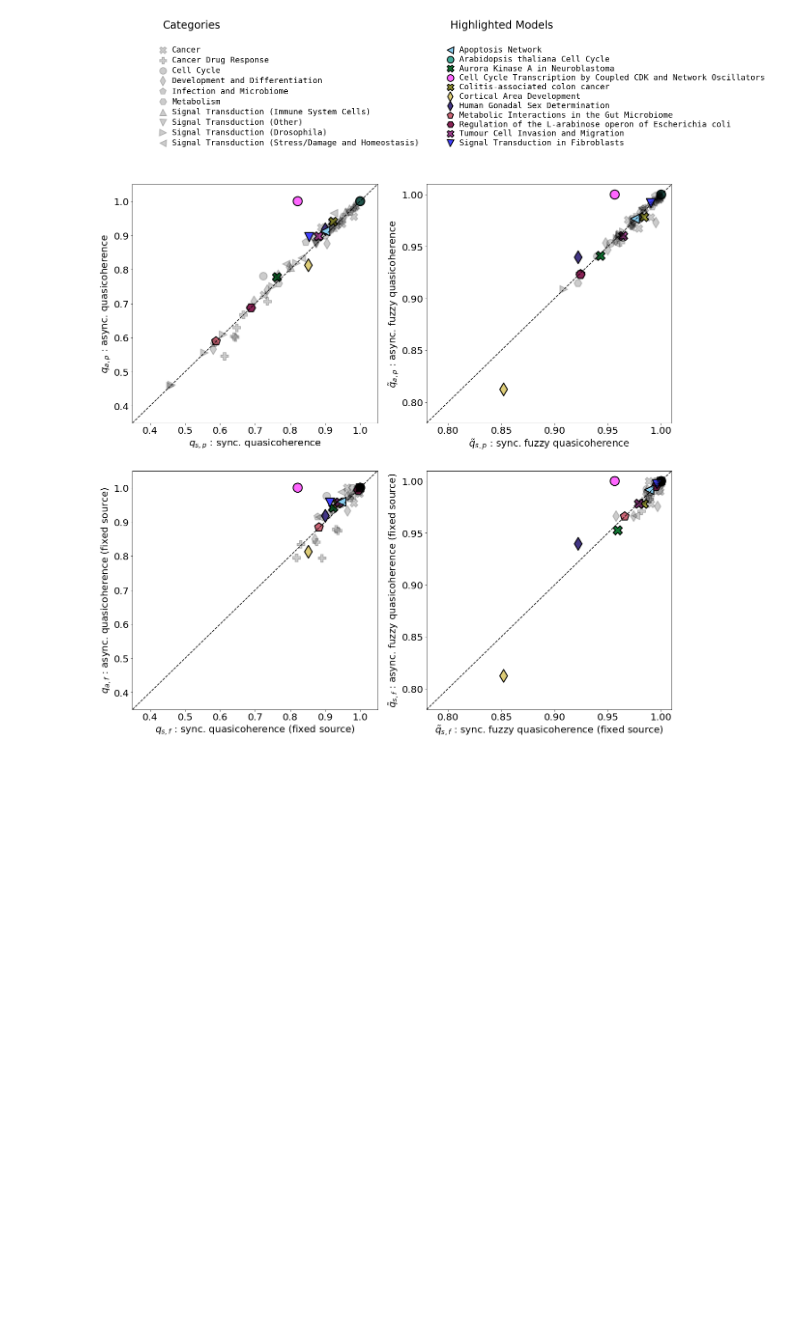
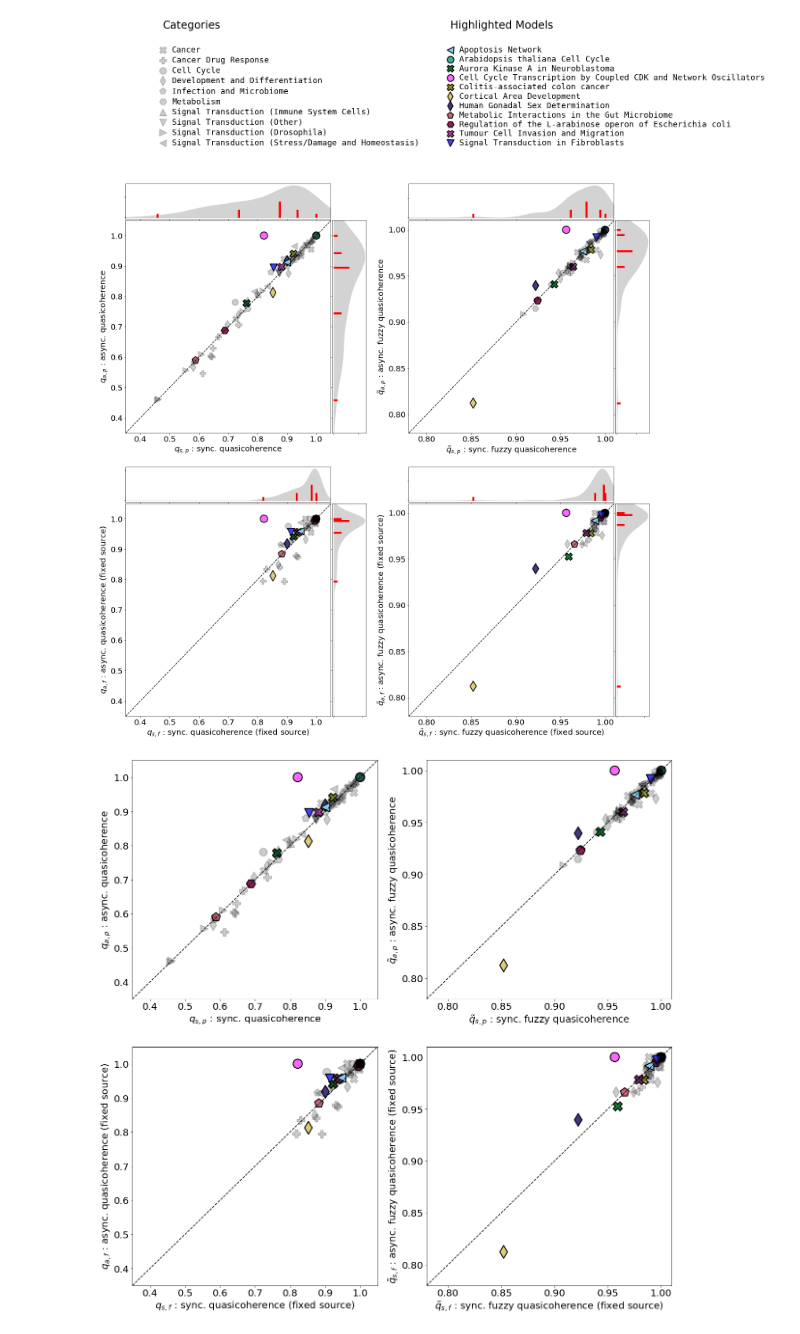
Before and after one commit to kyuhyongpark/cubewalkers-analysis, a Jupyter notebook: perturbation_output_analysis.ipynb, the cells around one changed output. Saved outputs shown, nothing was run; the diff lists cells and outputs as text; code cells hidden in the pictures; blank space fills up the shorter version.

Commit message:
new plotting method with histograms

```diff
--- a/perturbation_output_analysis.ipynb
+++ b/perturbation_output_analysis.ipynb
@@ -90,6 +91,32 @@ QC.sort_values(by=['name'])
 | 68 | VEGF Pathway of Drosophila Signal... | Signal Transduction (Drosophila) | 0.555556 | 0.555556 | 0.958589 | 0.957865 | 1.000000 | 1.000000 | 1.000000 | 1.000000 | 0.745400 | ... |
 | 69 | Wg Pathway of Drosophila Signalli... | Signal Transduction (Drosophila) | 0.461538 | 0.461538 | 0.964446 | 0.964166 | 1.000000 | 1.000000 | 0.999999 | 0.999840 | 0.942881 | ... |
 | 70 | Yeast Apoptosis | Signal Transduction (Stress/Damag... | 0.833333 | 0.833333 | 0.992326 | 0.992307 | 1.000000 | 1.000000 | 1.000000 | 0.999960 | 0.573514 | ... |
+# %%
+class PlotVar():
+    _label_dict ={
+        'SFQC':r'$\tilde{q}_{s,p}$ : sync. fuzzy quasicoherence',
+        'AFQC':r'$\tilde{q}_{a,p}$ : async. fuzzy quasicoherence',
+        'SFQCNS':r'$\tilde{q}_{s,f}$ : sync. fuzzy quasicoherence (fixed source)',
+        'AFQCNS':r'$\tilde{q}_{a,f}$ : async. fuzzy quasicoherence (fixed source)',
+        'SQC':r'$q_{s,p}$ : sync. quasicoherence',
+        'AQC':r'$q_{a,p}$ : async. quasicoherence',
+        'SQCNS':r'$q_{s,f}$ : sync. quasicoherence (fixed source)',
+        'AQCNS':r'$q_{a,f}$ : async. quasicoherence (fixed source)',
+        'SFHD':r'$h^{\infty}_{s,p}$ : sync. final Hamming distance',
+        'AFHD':r'$h^{\infty}_{a,p}$ : async. final Hamming distance',
+        'SFHDNS':r'$h^{\infty}_{s,f}$ : sync. final Hamming distance (fixed source)',
+        'AFHDNS':r'$h^{\infty}_{a,f}$ : async. final Hamming distance (fixed source)',
+        'SF':r'$\varphi_{s,p}$ : sync. fragility',
+        'AF':r'$\varphi_{a,p}$ : async. fragility',
+        'SFNS':r'$\varphi_{s,f}$ : sync. fragility (fixed source)',
+        'AFNS':r'$\varphi_{a,f}$ : async. fragility (fixed source)',
+    }
+
+    def __init__(self,name:str,minval:float,maxval:float):
+        self.name = name
+        self.minval = minval
+        self.maxval = maxval
+        self.label = self._label_dict[name]
 # %%
 highlight_marker_size = 350
 highlight_alpha = 1
@@ -168,3 +250,18 @@ plt.show()
+# %%
+vars = [
+    [
+        (PlotVar('SQC',0.35,1.05),PlotVar('AQC',0.35,1.05)),
+        (PlotVar('SFQC',0.78,1.01),PlotVar('AFQC',0.78,1.01)),
+    ],
+    [
+        (PlotVar('SQCNS',0.35,1.05),PlotVar('AQCNS',0.35,1.05)),
+        (PlotVar('SFQCNS',0.78,1.01),PlotVar('AFQCNS',0.78,1.01)),
+    ],
+]
+
+fig = comparison_plots(vars)
+# %% [output]
+[figure, added]
 # %%
 fig,ax = plt.subplots(2,2,figsize=(20,20))
 fig.set_facecolor('white')
```
Also changed, not shown: parts of 2 cells of this notebook, 1 other file.
